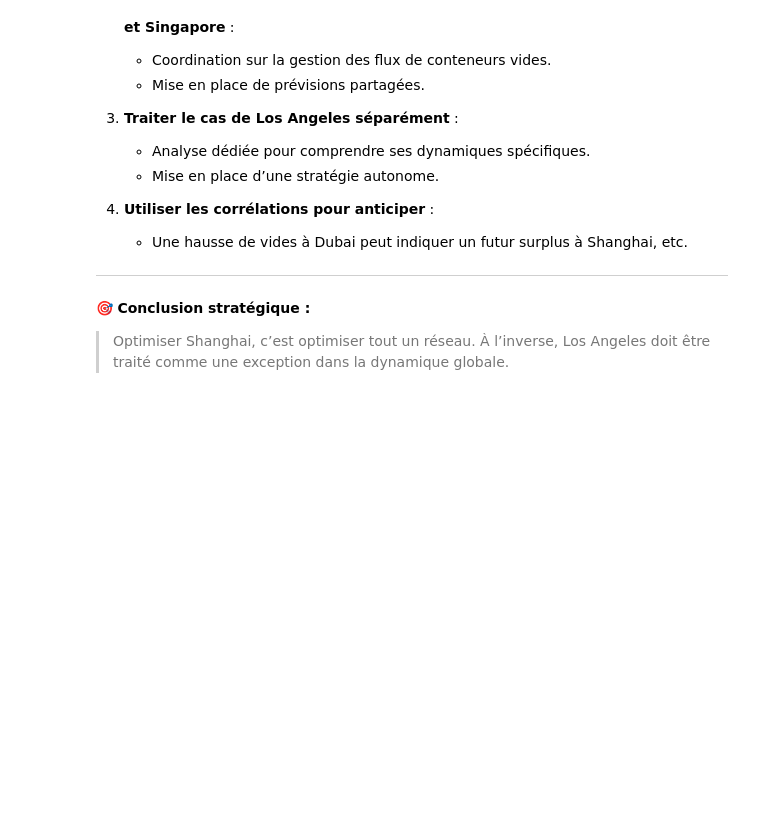
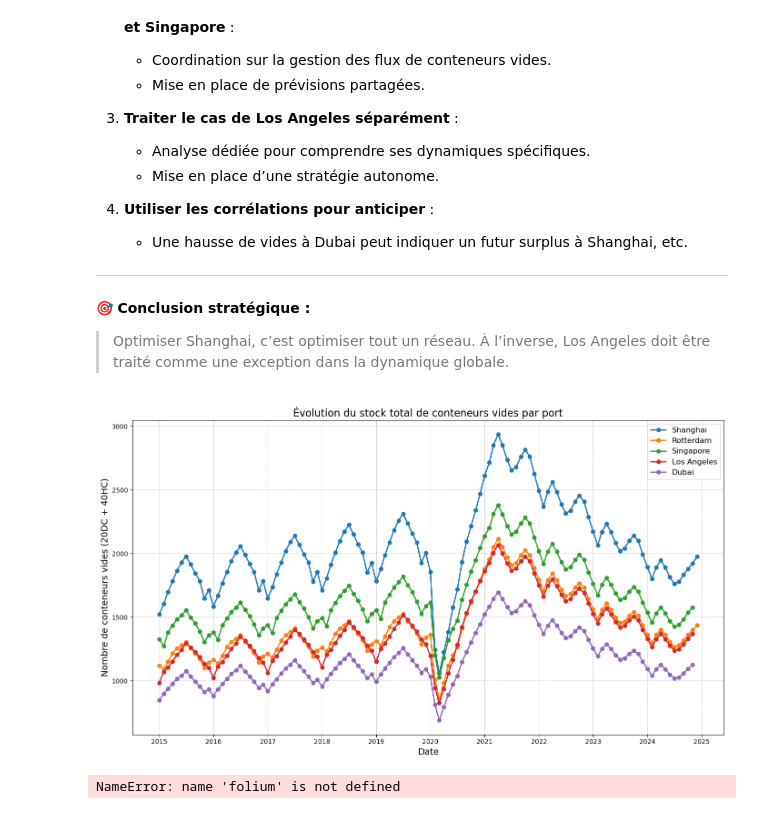
Before and after one commit to zakaria-maanane/CargoFlow, a Jupyter notebook: CargoFlow_Analyse_Conteneurs_Vides.ipynb, the cells around one changed output. Drawn from its saved outputs; the diff is of its cells as text; code cells hidden in the pictures; blank space fills up the shorter version.

```diff
--- a/CargoFlow_Analyse_Conteneurs_Vides.ipynb
+++ b/CargoFlow_Analyse_Conteneurs_Vides.ipynb
@@ -114,0 +166,69 @@ plt.show()
+# %%
+import pandas as pd
+import matplotlib.pyplot as plt
+
+# Charger votre fichier CSV
+empties = pd.read_csv('empty_containers.csv')
+
+# Convertir la colonne 'date' en type datetime
+empties['date'] = pd.to_datetime(empties['date'])
+
+# Créer la figure et les axes
+plt.figure(figsize=(14, 8))
+for port in empties['port_name'].unique():
+    port_data = empties[empties['port_name'] == port]
+    plt.plot(port_data['date'], port_data['empty_20DC'] + port_data['empty_40HC'],
+             marker='o', linewidth=2, label=port)
+
+plt.title('Évolution du stock total de conteneurs vides par port', fontsize=16)
+plt.xlabel('Date', fontsize=14)
+plt.ylabel('Nombre de conteneurs vides (20DC + 40HC)', fontsize=14)
+plt.grid(True, linestyle='--', alpha=0.7)
+plt.legend(fontsize=12)
+plt.tight_layout()
+
+# Récupérer les limites actuelles de l'axe des x
+xmin, xmax = plt.xlim()
+
+plt.show()
+# %% [output]
+[figure, added]
+# %%
+
+# 4. ANALYSE: Carte de la répartition des conteneurs vides
+# Créer une carte centrée sur une position moyenne
+map_center = [ports['latitude'].mean(), ports['longitude'].mean()]
+container_map = folium.Map(location=map_center, zoom_start=2, tiles='CartoDB positron')
+
+# Ajouter des clusters de marqueurs
+marker_cluster = MarkerCluster().add_to(container_map)
+
+# Dernière date connue pour chaque port
+for _, row in latest_data.iterrows():
+    total_containers = row['empty_20DC'] + row['empty_40HC']
+    # Taille du cercle proportionnelle au nombre de conteneurs
+    radius = np.sqrt(total_containers) * 1.5
+
+    popup_text = f"""
+    <b>{row['port_name']}</b><br>
+    Conteneurs 20DC: {row['empty_20DC']}<br>
+    Conteneurs 40HC: {row['empty_40HC']}<br>
+    Total: {total_containers}
+    """
+
+    folium.CircleMarker(
+        location=[row['latitude'], row['longitude']],
+        radius=radius,
+        popup=folium.Popup(popup_text, max_width=300),
+        fill=True,
+        fill_color='blue',
+        color='blue',
+        fill_opacity=0.6,
+        tooltip=row['port_name']
+    ).add_to(marker_cluster)
+
+# Afficher la carte dans le notebook
+from IPython.display import display
+display(container_map)
+# %% [output]
+NameError: name 'folium' is not defined
```
Also changed, not shown: parts of 13 cells of this notebook, 1 other file.
